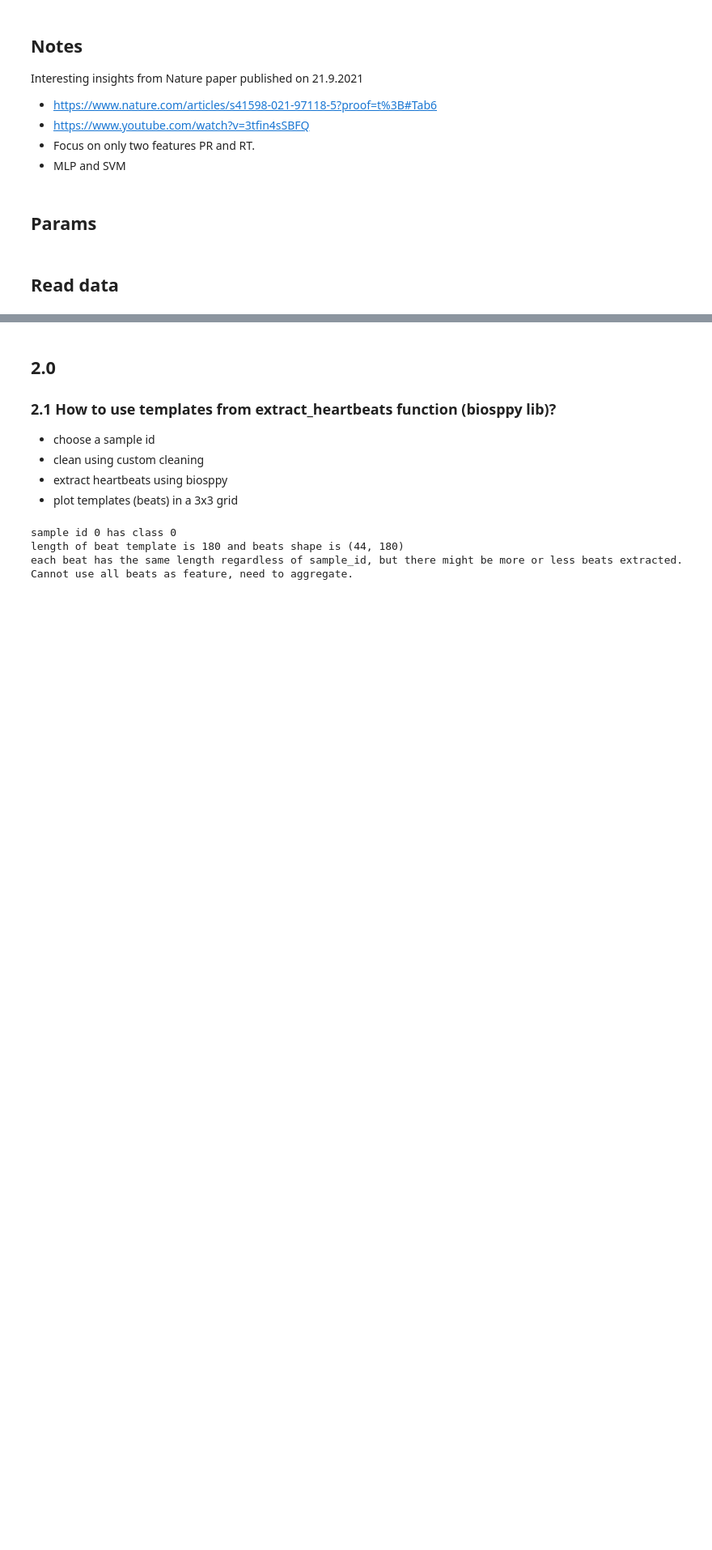
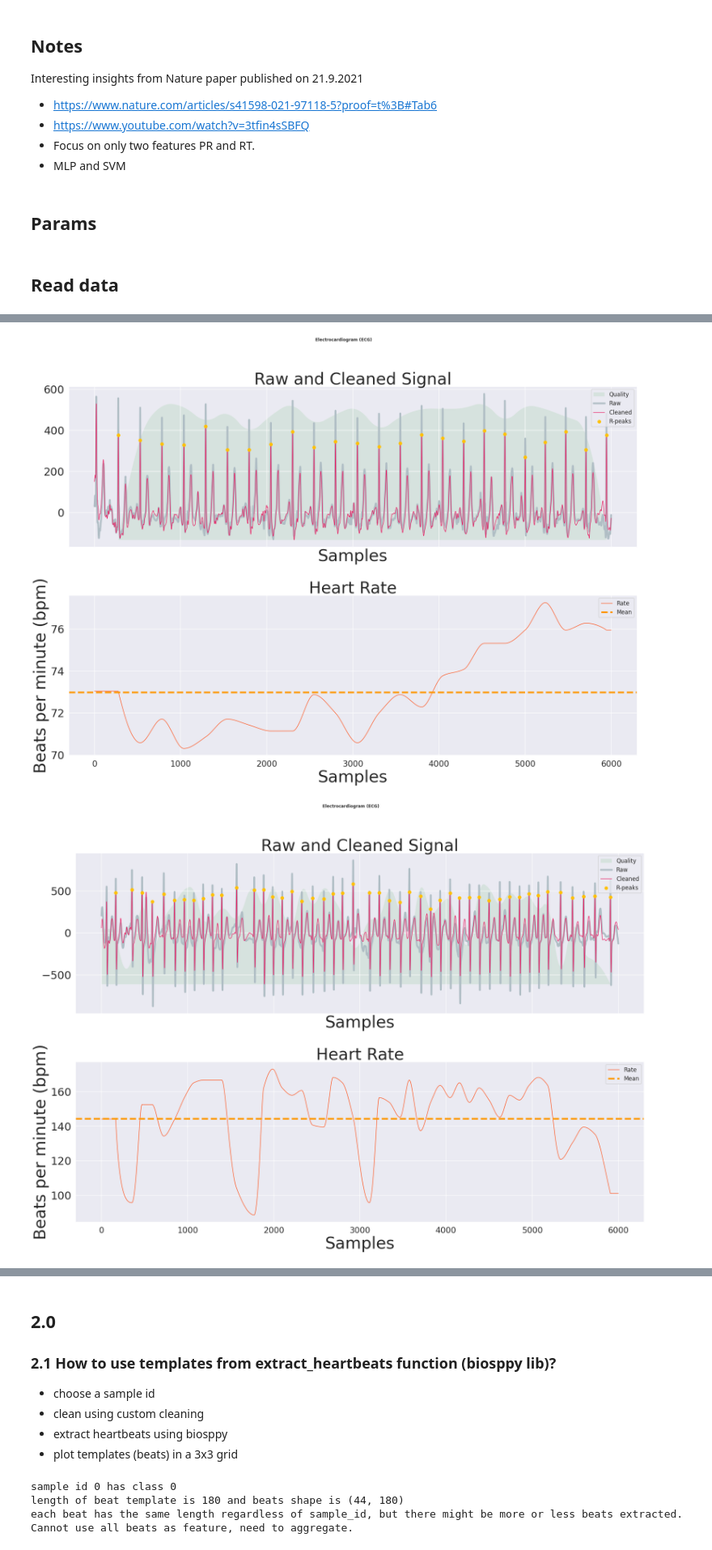
Before and after one commit to jaymoneyjay/aml-project, a Jupyter notebook: task2/feature_extraction_aggregate.ipynb, the cells around one changed output, grey strips where cells are left out. Shown at 81% size. Saved outputs shown, nothing was run; the diff lists cells and outputs as text; code cells hidden in the pictures; blank space fills up the shorter version.

Commit message:
heartbeat extractor and delineation contd

```diff
--- a/task2/feature_extraction_aggregate.ipynb
+++ b/task2/feature_extraction_aggregate.ipynb
@@ -57,0 +191,24 @@ df_target = pd.read_csv(path+'y_train.csv')
+# %%
+# Repeat for customised preprocessing pipeline
+for class_id in range(num_classes):
+    signal = df_train.loc[sample_signal_ids[class_id]].dropna().to_numpy(dtype='float32')
+    # Get a subsequence of a signal and downsample it for visualization purposes
+    signal_cut = signal[1000:7000]
+    signals, rpeaks = my_processing(signal_cut, sampling_rate=sr, detrend_method='locreg', \
+                                  filter_method='neurokit')
+
+
+    if len(rpeaks) >= 2:
+        signal_clean = signals['ECG_Clean']
+        beats = ecg.extract_heartbeats(signal_clean, rpeaks, sr)['templates']
+
+        if len(beats) != 0:
+            mu = np.mean(beats, axis=0)
+            var = np.std(beats, axis=0)
+            md = np.median(beats, axis=0)
+
+    # Visualize
+    plot = nk.ecg_plot(signals)
+# %% [output]
+[figure, added]
+[figure, added]
```
Also changed, not shown: parts of 41 cells of this notebook.
